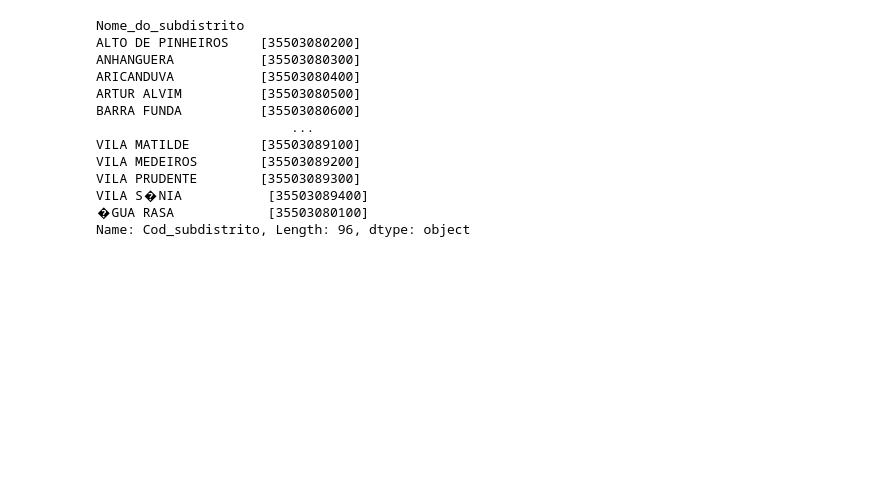
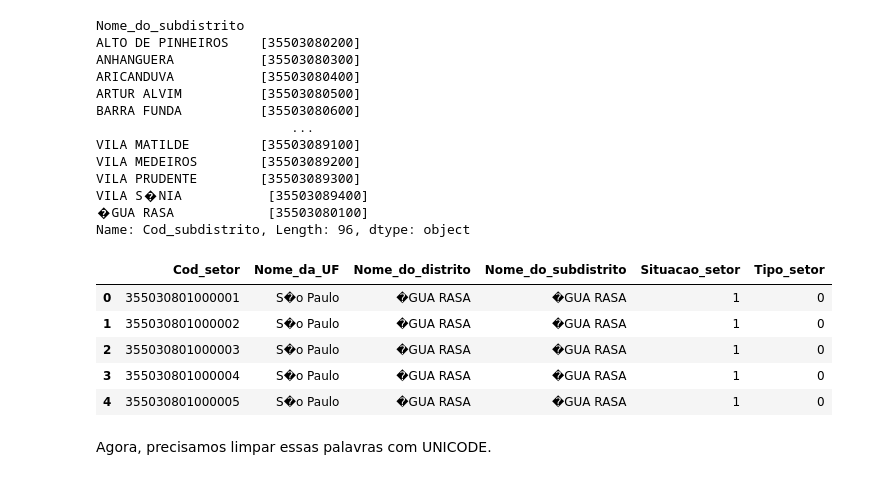
Before and after one commit to njuliacsouza/imersaoDADOS_Alura4, a Jupyter notebook: desafios/Imersao_dados_4_aula03.ipynb, the cells around one changed output. Cells and saved outputs as stored; diff of their text form; code cells hidden in the pictures; blank space fills up the shorter version.

```diff
--- a/desafios/Imersao_dados_4_aula03.ipynb
+++ b/desafios/Imersao_dados_4_aula03.ipynb
@@ -338,4 +338,15 @@ VILA S�NIA           [35503089400]
 �GUA RASA            [35503080100]
 Name: Cod_subdistrito, Length: 96, dtype: object
 # %%
-dados_ibge.drop(['Nome_do_distrito', 'Nome_do_subdistrito'], axis=1, inplace=True)
+dados_ibge.drop(['Cod_distrito', 'Cod_subdistrito'], axis=1, inplace=True)
+# %%
+dados_ibge.head()
+# %% [output]
+|  | Cod_setor | Nome_da_UF | Nome_do_distrito | Nome_do_subdistrito | Situacao_setor | Tipo_setor |
+| 0 | 355030801000001 | S�o Paulo | �GUA RASA | �GUA RASA | 1 | 0 |
+| 1 | 355030801000002 | S�o Paulo | �GUA RASA | �GUA RASA | 1 | 0 |
+| 2 | 355030801000003 | S�o Paulo | �GUA RASA | �GUA RASA | 1 | 0 |
+| 3 | 355030801000004 | S�o Paulo | �GUA RASA | �GUA RASA | 1 | 0 |
+| 4 | 355030801000005 | S�o Paulo | �GUA RASA | �GUA RASA | 1 | 0 |
+# %% [markdown]
+Agora, precisamos limpar essas palavras com UNICODE.
```
Also changed, not shown: parts of 1 cell of this notebook.
